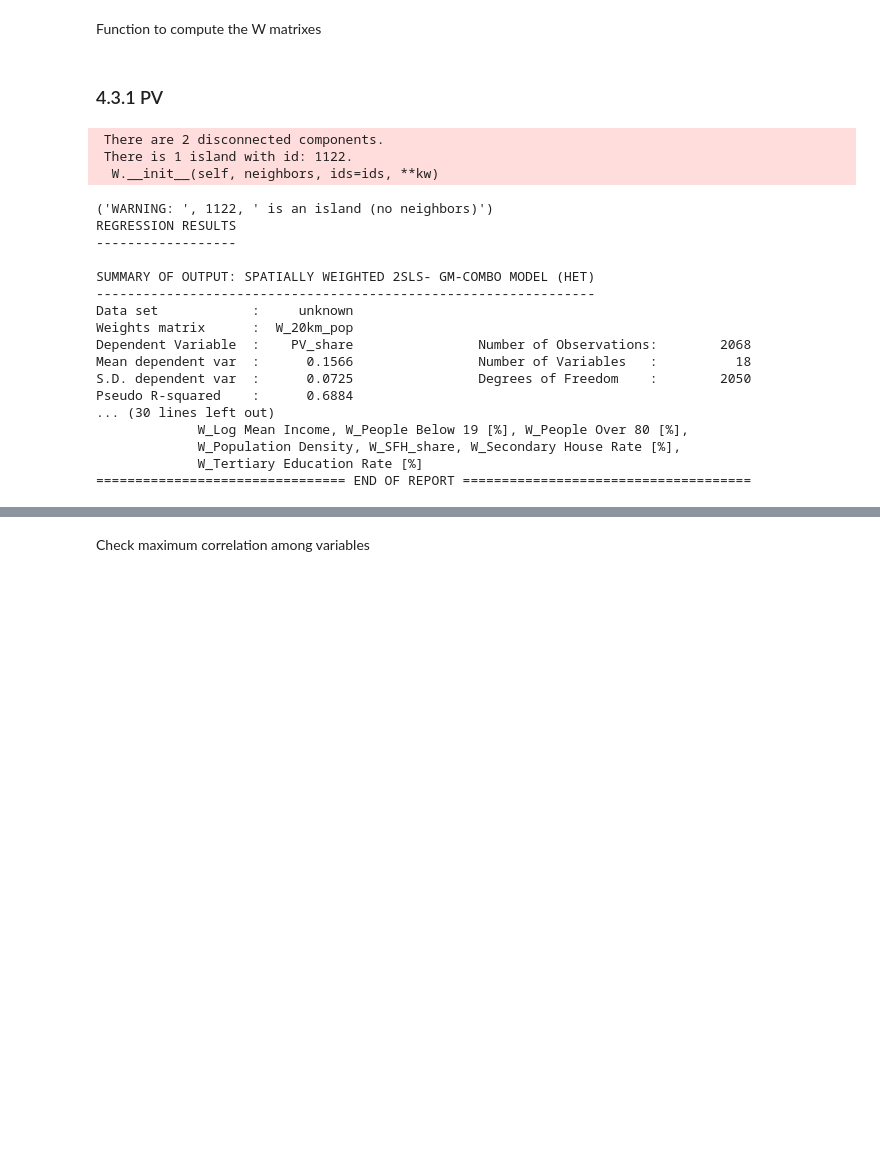
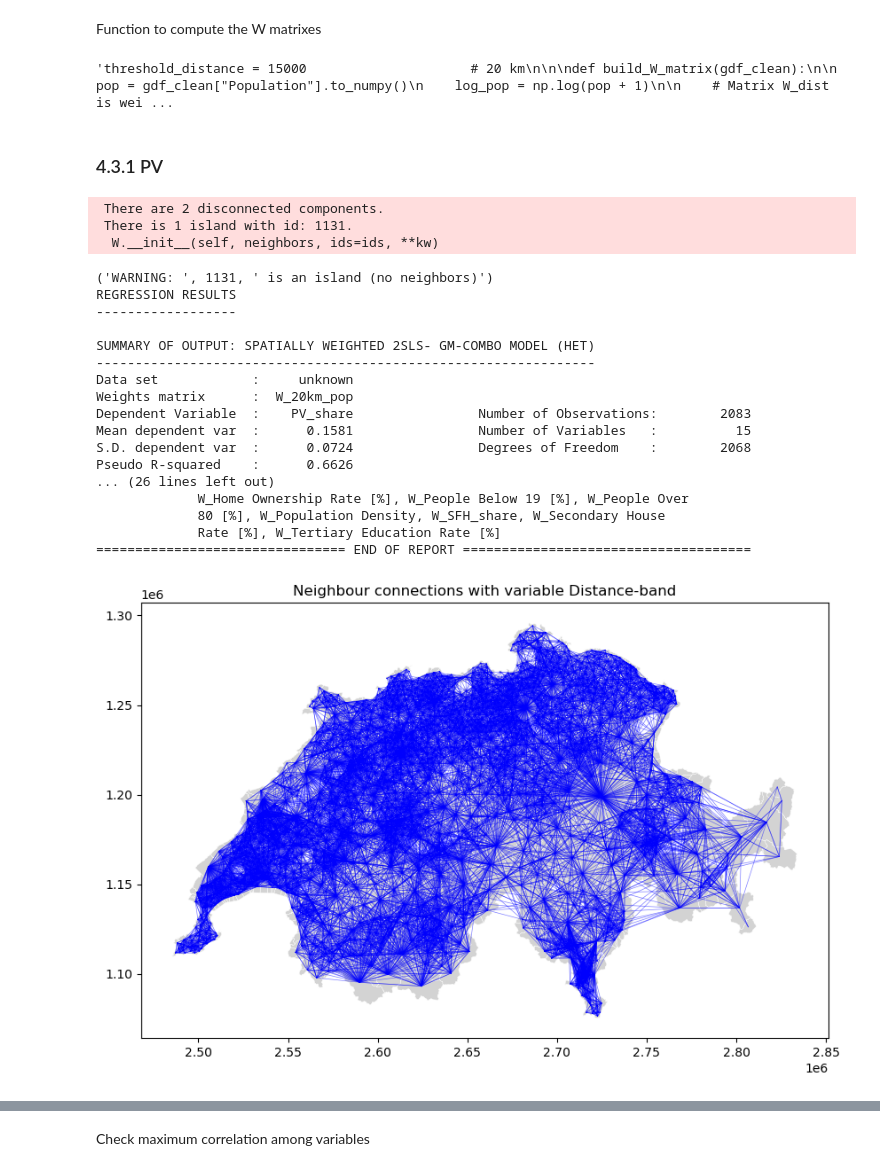
Before and after one commit to MatteoPalucci/StudentProject, a Jupyter notebook: Semester Project Regression.ipynb, the cells around one changed output, grey strips where cells are left out. Saved outputs shown, nothing was run; the diff lists cells and outputs as text; code cells hidden in the pictures; blank space fills up the shorter version.

Commit message:
W-matrix with variable distance

```diff
--- a/Semester Project Regression.ipynb
+++ b/Semester Project Regression.ipynb
@@ -1195,9 +976,7 @@ from scipy.stats import chi2
 from statsmodels.stats.outliers_influence import variance_inflation_factor
 import statsmodels.api as sm
 # %%
-gdf_regression = gdf_2025_drivers.drop(columns=['EGID', 'Summer potential [kWh/y]', 'Winter potential [kWh/y]', 'Total potential [kWh/y]', 'geometry', 'Canton',
-                                                'Construction Year', 'xtf_id', 'Heating Technology', 'PV', 'PV power', 'Initial operation Heating', 'Initial operation PV',
-                                                'ID', 'District Number', 'District Name', 'Operator']).copy()
+gdf_regression = gdf_2025_drivers.drop(columns=['Canton', 'geometry', 'Construction Year', 'District Number', 'District Name']).copy()
 # %%
 if 'Construction Period' in gdf_regression.columns:
     construction_dummies = pd.get_dummies(
@@ -1738,6 +1518,8 @@ gdf_spatial_analysis = gdf_spatial_analysis.merge(
     on="Municipality"
 )
 
+gdf_spatial_analysis['Area km2'] = gdf_spatial_analysis.geometry.area / 1e6  # convert from m2 to km2
+
 _missing = gdf_spatial_analysis.loc[gdf_spatial_analysis["Population"].isna(), "Municipality"].unique()
 print(f"Municipalities not matched: {len(_missing)}")
 print(_missing[:20])
@@ -1752,19 +1544,20 @@ Municipalities not matched: 31
 # %% [markdown]
 Function to compute the W matrixes
 # %%
-threshold_distance = 10000                     # 10 km
+'''threshold_distance = 15000                     # 20 km
 
 
 def build_W_matrix(gdf_clean):
 
     pop = gdf_clean["Population"].to_numpy()
+    log_pop = np.log(pop + 1)
 
     # Matrix W_dist is weighteb by population and distance and a neighbor is any other municipality within threshold_distance km
     W_dist = DistanceBand.from_dataframe(
         gdf_clean,
         threshold=threshold_distance,
         binary=False,
-        alpha=-1.0,                             # Inverse proportionality for distance weights
+        alpha=-2.0,                             # Inverse proportionality for distance weights
         silence_warnings=True
     )
 
@@ -1772,7 +1565,7 @@ def build_W_matrix(gdf_clean):
         new_weights = []
         for idx_nb, j in enumerate(neighbors):
             w_ij = W_dist.weights[i][idx_nb]
-            w_ij *= pop[j]
+            w_ij *= log_pop[j]
             new_weights.append(w_ij)
         W_dist.weights[i] = new_weights
 
@@ -1796,3 +1589,6 @@ def build_W_matrix(gdf_clean):
     W_queen_pop.transform = "R"
 
     return W_dist, W_queen, W_queen_pop
+'''
+# %% [output]
+'threshold_distance = 15000                     # 20 km\n\n\ndef build_W_matrix(gdf_clean):\n\n    pop = gdf_clean["Population"].to_numpy()\n    log_pop = np.log(pop + 1)\n\n    # Matrix W_dist is wei ...
@@ -1808,15 +1666,15 @@ cols_X_pv = [
     "People Over 80 [%]",
     "People Below 19 [%]",
     "Foreigners Share [%]",
-    "Log Mean Income",
+#    "Log Mean Income",
     "Population Density",
     "Electricity Price (cts./kWh)",
     "CO2Act Yes Share [%]",
     "Building Age",
     "SFH_share",
     "DFH_share",
-    "AreaType_1",
-    "AreaType_2",
+#    "AreaType_1",
+#    "AreaType_2",
 ]
 
 cols_needed = ["PV_share", "Population"] + cols_X_pv
@@ -1837,15 +1695,15 @@ model_pv = GM_Combo_Het(
     w=W_dist_pv,
     name_y="PV_share",
     name_x=cols_X_pv,
-    name_w="W_10km_pop"
+    name_w="W_20km_pop"
 )
 
 print(model_pv.summary)
 # %% [output]
  There are 2 disconnected components.
- There is 1 island with id: 1122.
+ There is 1 island with id: 1131.
   W.__init__(self, neighbors, ids=ids, **kw)
-('WARNING: ', 1122, ' is an island (no neighbors)')
+('WARNING: ', 1131, ' is an island (no neighbors)')
 REGRESSION RESULTS
 ------------------
 
@@ -1853,15 +1711,34 @@ SUMMARY OF OUTPUT: SPATIALLY WEIGHTED 2SLS- GM-COMBO MODEL (HET)
 ----------------------------------------------------------------
 Data set            :     unknown
 Weights matrix      :  W_20km_pop
-Dependent Variable  :    PV_share                Number of Observations:        2068
-Mean dependent var  :      0.1566                Number of Variables   :          18
-S.D. dependent var  :      0.0725                Degrees of Freedom    :        2050
-Pseudo R-squared    :      0.6884
-... (30 lines left out)
-             W_Log Mean Income, W_People Below 19 [%], W_People Over 80 [%],
-             W_Population Density, W_SFH_share, W_Secondary House Rate [%],
-             W_Tertiary Education Rate [%]
+Dependent Variable  :    PV_share                Number of Observations:        2083
+Mean dependent var  :      0.1581                Number of Variables   :          15
+S.D. dependent var  :      0.0724                Degrees of Freedom    :        2068
+Pseudo R-squared    :      0.6626
+... (26 lines left out)
+             W_Home Ownership Rate [%], W_People Below 19 [%], W_People Over
+             80 [%], W_Population Density, W_SFH_share, W_Secondary House
+             Rate [%], W_Tertiary Education Rate [%]
 ================================ END OF REPORT =====================================
+# %%
+coords = gdf_sa_pv_clean.geometry.centroid
+
+fig, ax = plt.subplots(figsize=(10, 10))
+
+# Plot municipalities
+gdf_sa_pv_clean.plot(ax=ax, facecolor="lightgray", edgecolor="white", linewidth=0.3)
+
+# Plot lines connecting neighbors
+for i, neighbors in W_dist_pv.neighbors.items():
+    xi, yi = coords.iloc[i].x, coords.iloc[i].y
+    for j in neighbors:
+        xj, yj = coords.iloc[j].x, coords.iloc[j].y
+        ax.plot([xi, xj], [yi, yj], linewidth=0.5, color="blue", alpha=0.5)
+
+plt.title("Neighbour connections with variable Distance-band")
+plt.show()
+# %% [output]
+[figure, added]
 # %%
 # Columns to standardize
 cols_std_pv = [
```
Also changed, not shown: parts of 60 cells of this notebook.
